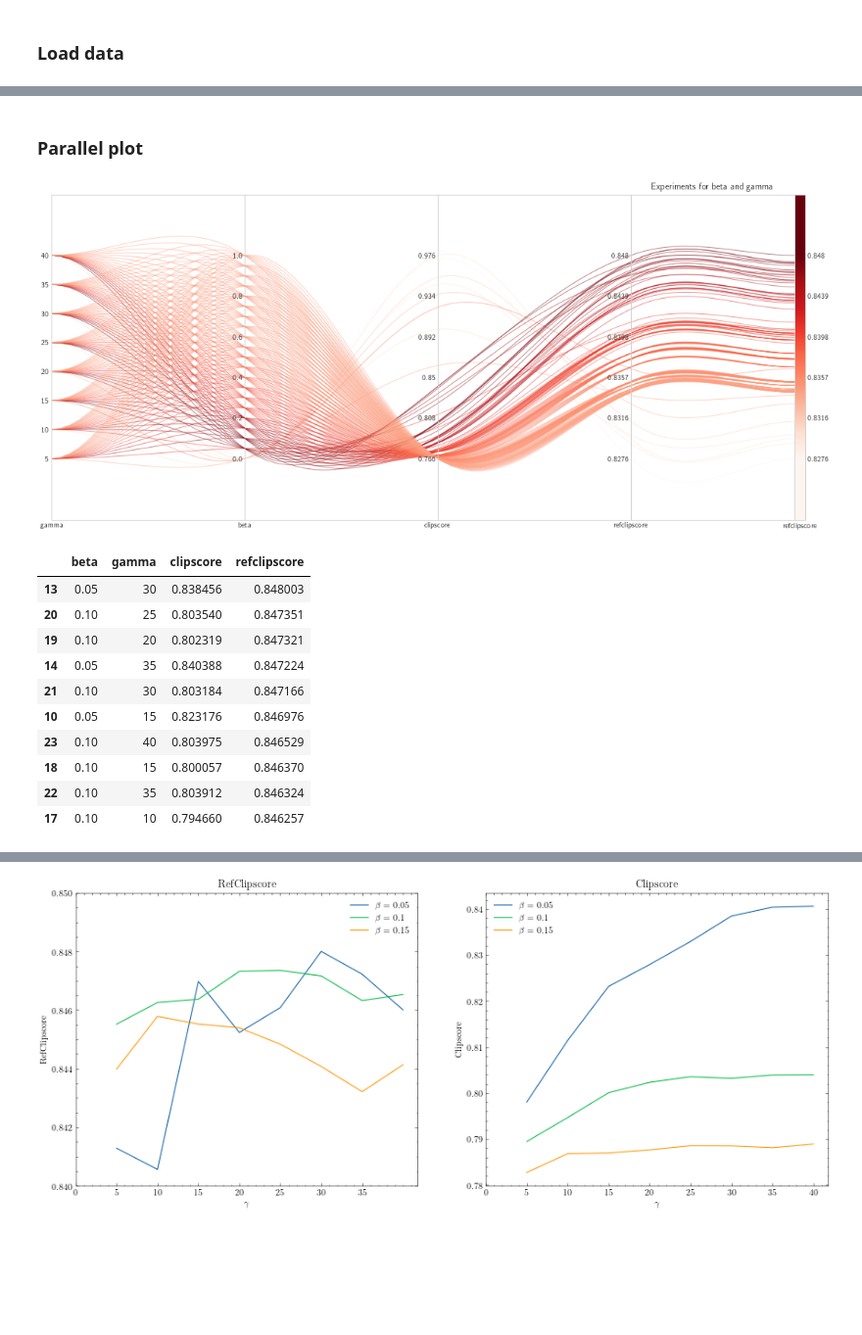
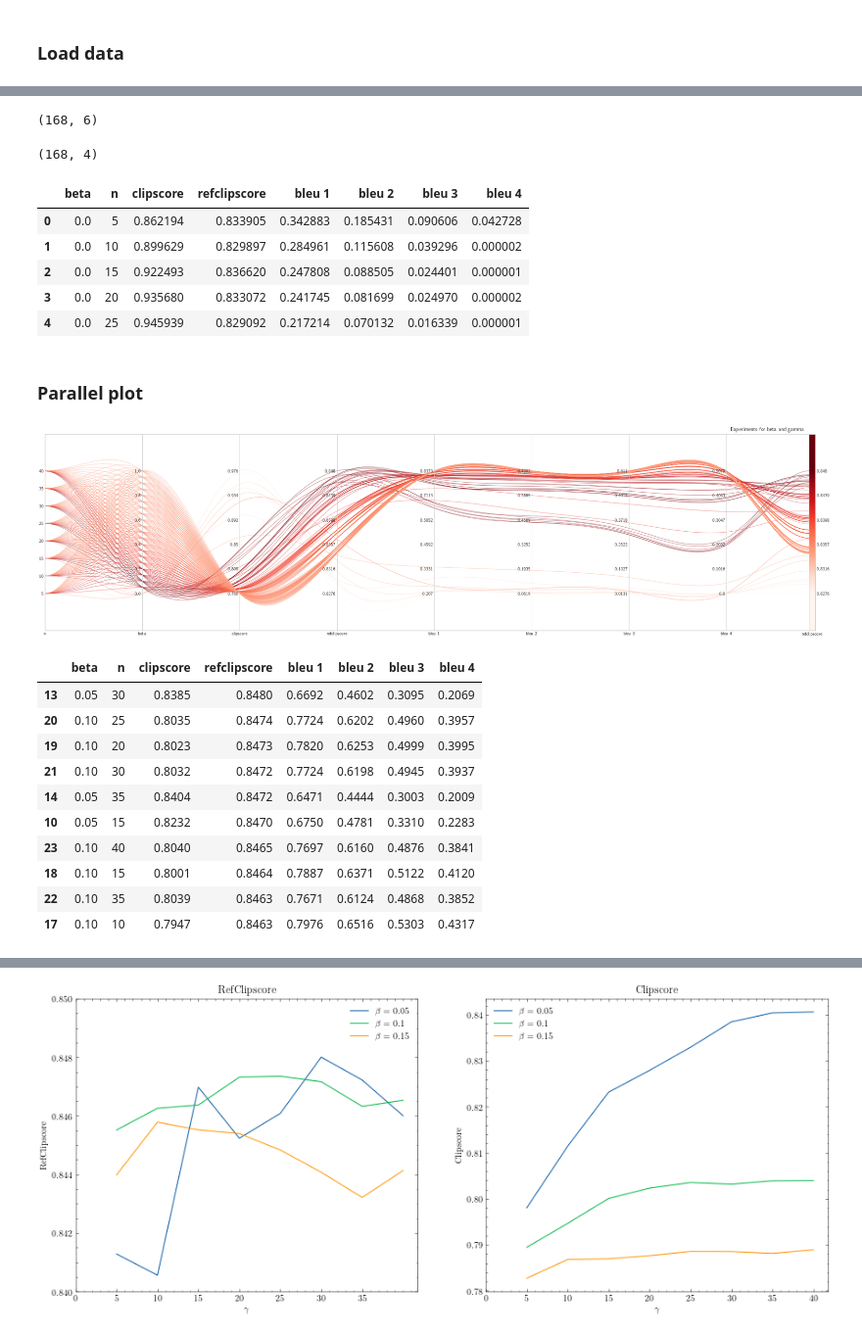
Before and after one commit to JAVI897/CLIP_prefix_caption, a Jupyter notebook: fit_beta_gamma/analysis results.ipynb, the cells around one changed output, grey strips where cells are left out. Shown at 98% size. Cells and saved outputs as stored; diff of their text form; code cells hidden in the pictures; blank space fills up the shorter version.

```diff
--- a/fit_beta_gamma/analysis results.ipynb
+++ b/fit_beta_gamma/analysis results.ipynb
@@ -28,0 +19,7 @@ df.head()
+# %%
+df = pd.read_csv('summary_results.csv', skiprows = 1, header = None,
+                 names = ['Unnamed: 0', 'beta', 'n', 'clipscore', 'refclipscore'])
+df = df.drop('Unnamed: 0', axis = 1)
+bleu_metrics = pd.read_csv('bleu_metrics.csv')
+bleu_metrics = bleu_metrics.drop('Unnamed: 0', axis = 1)
+df.head()
@@ -29,3 +42,22 @@ df.head()
+# %%
+bleu_metrics.shape
+# %% [output]
+(168, 6)
+# %%
+df.shape
+# %% [output]
+(168, 4)
+# %%
+df = pd.merge(df, bleu_metrics, on = ['n', 'beta'])
+# %%
+df.head()
+# %% [output]
+|  | beta | n | clipscore | refclipscore | bleu 1 | bleu 2 | bleu 3 | bleu 4 |
+| 0 | 0.0 | 5 | 0.862194 | 0.833905 | 0.342883 | 0.185431 | 0.090606 | 0.042728 |
+| 1 | 0.0 | 10 | 0.899629 | 0.829897 | 0.284961 | 0.115608 | 0.039296 | 0.000002 |
+| 2 | 0.0 | 15 | 0.922493 | 0.836620 | 0.247808 | 0.088505 | 0.024401 | 0.000001 |
+| 3 | 0.0 | 20 | 0.935680 | 0.833072 | 0.241745 | 0.081699 | 0.024970 | 0.000002 |
+| 4 | 0.0 | 25 | 0.945939 | 0.829092 | 0.217214 | 0.070132 | 0.016339 | 0.000001 |
 # %% [markdown]
 ### Parallel plot
 # %%
@@ -124,23 +156,23 @@ def parallel_plot(df,cols,rank_attr, title, output, cmap='Spectral',spread=None,
 # %%
 with plt.style.context('science'):
     _ = parallel_plot(df,
-                  ['gamma', 'beta', 'clipscore', 'refclipscore'],
+                  ['n', 'beta', 'clipscore', 'refclipscore', 'bleu 1', 'bleu 2', 'bleu 3', 'bleu 4'],
                   rank_attr = 'refclipscore', title = 'Experiments for beta and gamma',
                   curved = True, cmap = 'Reds', curvedextend = 0.3,
-                  output = './plots/beta_gamma_parallel_plot.png')
+                  output = './plots/beta_n_parallel_plot.png')
 # %% [output]
-[figure, old version]
+[figure, new version]
 # %%
-df.sort_values('refclipscore', ascending = False).head(10)
+df.round(4).sort_values('refclipscore', ascending = False).head(10)
 # %% [output]
-|  | beta | gamma | clipscore | refclipscore |
-| 13 | 0.05 | 30 | 0.838456 | 0.848003 |
-| 20 | 0.10 | 25 | 0.803540 | 0.847351 |
-| 19 | 0.10 | 20 | 0.802319 | 0.847321 |
-| 14 | 0.05 | 35 | 0.840388 | 0.847224 |
-| 21 | 0.10 | 30 | 0.803184 | 0.847166 |
-| 10 | 0.05 | 15 | 0.823176 | 0.846976 |
-| 23 | 0.10 | 40 | 0.803975 | 0.846529 |
-| 18 | 0.10 | 15 | 0.800057 | 0.846370 |
-| 22 | 0.10 | 35 | 0.803912 | 0.846324 |
-| 17 | 0.10 | 10 | 0.794660 | 0.846257 |
+|  | beta | n | clipscore | refclipscore | bleu 1 | bleu 2 | bleu 3 | bleu 4 |
+| 13 | 0.05 | 30 | 0.8385 | 0.8480 | 0.6692 | 0.4602 | 0.3095 | 0.2069 |
+| 20 | 0.10 | 25 | 0.8035 | 0.8474 | 0.7724 | 0.6202 | 0.4960 | 0.3957 |
+| 19 | 0.10 | 20 | 0.8023 | 0.8473 | 0.7820 | 0.6253 | 0.4999 | 0.3995 |
+| 21 | 0.10 | 30 | 0.8032 | 0.8472 | 0.7724 | 0.6198 | 0.4945 | 0.3937 |
+| 14 | 0.05 | 35 | 0.8404 | 0.8472 | 0.6471 | 0.4444 | 0.3003 | 0.2009 |
+| 10 | 0.05 | 15 | 0.8232 | 0.8470 | 0.6750 | 0.4781 | 0.3310 | 0.2283 |
+| 23 | 0.10 | 40 | 0.8040 | 0.8465 | 0.7697 | 0.6160 | 0.4876 | 0.3841 |
+| 18 | 0.10 | 15 | 0.8001 | 0.8464 | 0.7887 | 0.6371 | 0.5122 | 0.4120 |
+| 22 | 0.10 | 35 | 0.8039 | 0.8463 | 0.7671 | 0.6124 | 0.4868 | 0.3852 |
+| 17 | 0.10 | 10 | 0.7947 | 0.8463 | 0.7976 | 0.6516 | 0.5303 | 0.4317 |
```
Also changed, not shown: parts of 8 cells of this notebook, 33 other files.
